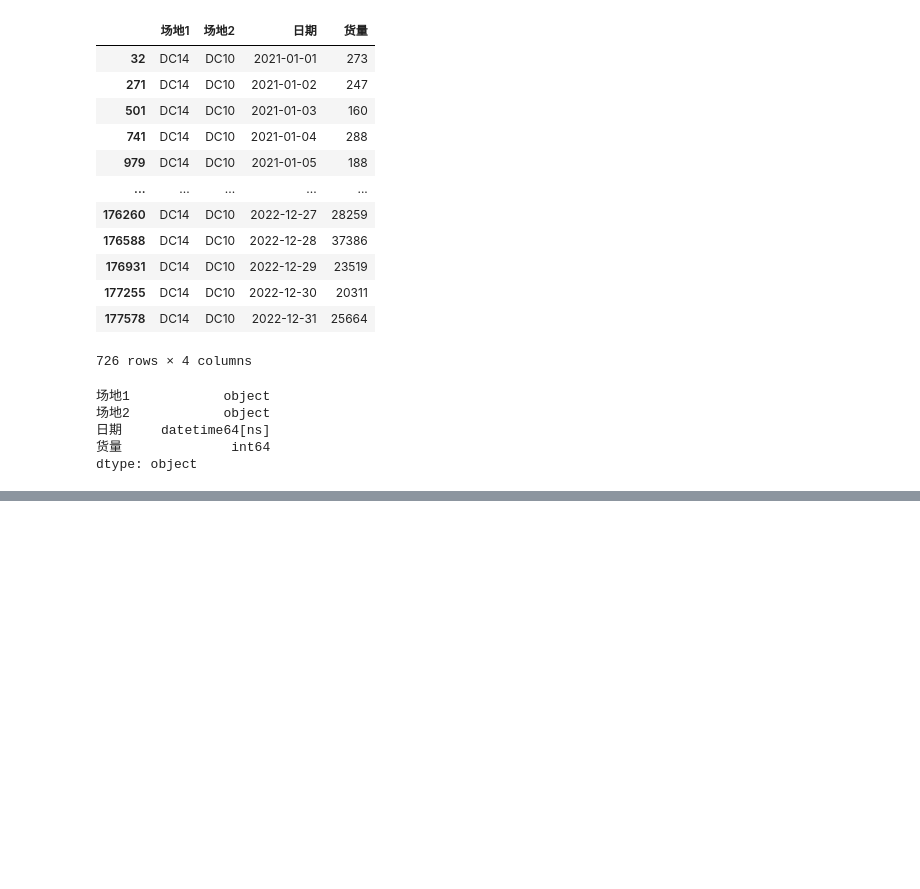
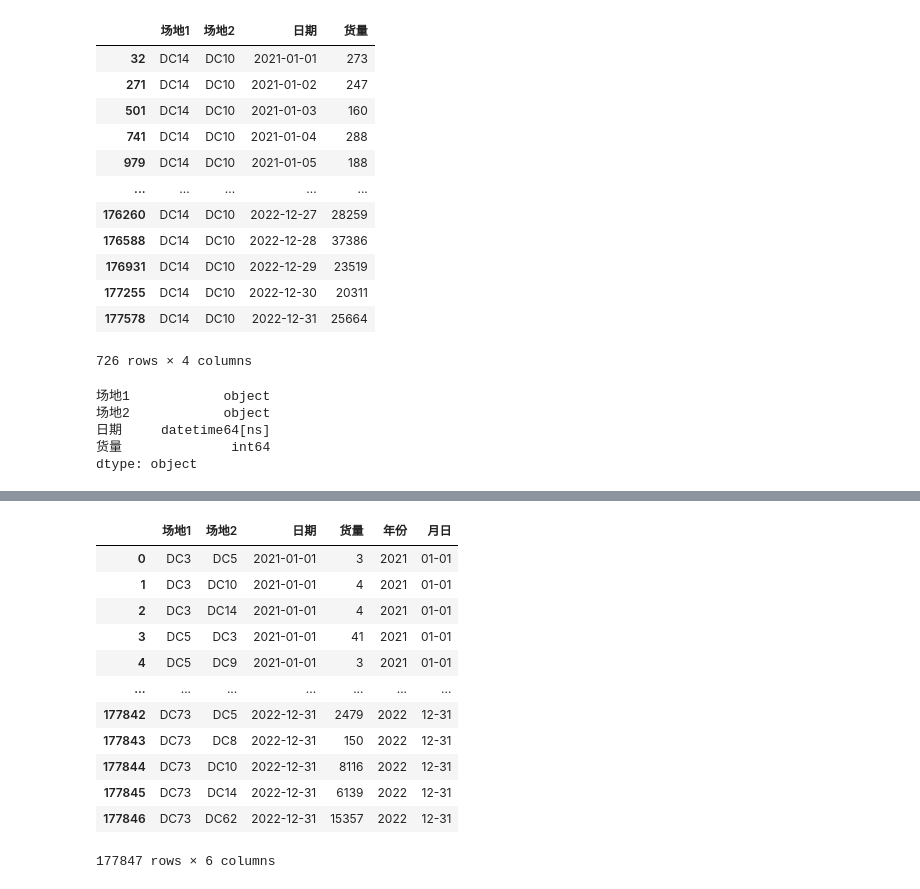
Before and after one commit to james-curtis/2023MathorCup-C, a Jupyter notebook: preprocess/数据分析.ipynb, the cells around one changed output, grey strips where cells are left out. Drawn from its saved outputs; the diff is of its cells as text; code cells hidden in the pictures; blank space fills up the shorter version.

```diff
--- a/preprocess/数据分析.ipynb
+++ b/preprocess/数据分析.ipynb
@@ -58,0 +59,20 @@ plt.show()
+# %%
+# 添加年份列
+ddf = df.copy()
+ddf['年份'] = ddf['日期'].dt.year
+ddf['月日'] = df['日期'].dt.strftime('%m-%d')
+ddf
+# %% [output]
+|  | 场地1 | 场地2 | 日期 | 货量 | 年份 | 月日 |
+| 0 | DC3 | DC5 | 2021-01-01 | 3 | 2021 | 01-01 |
+| 1 | DC3 | DC10 | 2021-01-01 | 4 | 2021 | 01-01 |
+| 2 | DC3 | DC14 | 2021-01-01 | 4 | 2021 | 01-01 |
+| 3 | DC5 | DC3 | 2021-01-01 | 41 | 2021 | 01-01 |
+| 4 | DC5 | DC9 | 2021-01-01 | 3 | 2021 | 01-01 |
+| ... | ... | ... | ... | ... | ... | ... |
+| 177842 | DC73 | DC5 | 2022-12-31 | 2479 | 2022 | 12-31 |
+| 177843 | DC73 | DC8 | 2022-12-31 | 150 | 2022 | 12-31 |
+| 177844 | DC73 | DC10 | 2022-12-31 | 8116 | 2022 | 12-31 |
+| 177845 | DC73 | DC14 | 2022-12-31 | 6139 | 2022 | 12-31 |
+| 177846 | DC73 | DC62 | 2022-12-31 | 15357 | 2022 | 12-31 |
+177847 rows × 6 columns
```
Also changed, not shown: parts of 3 cells of this notebook, 4 other files.
